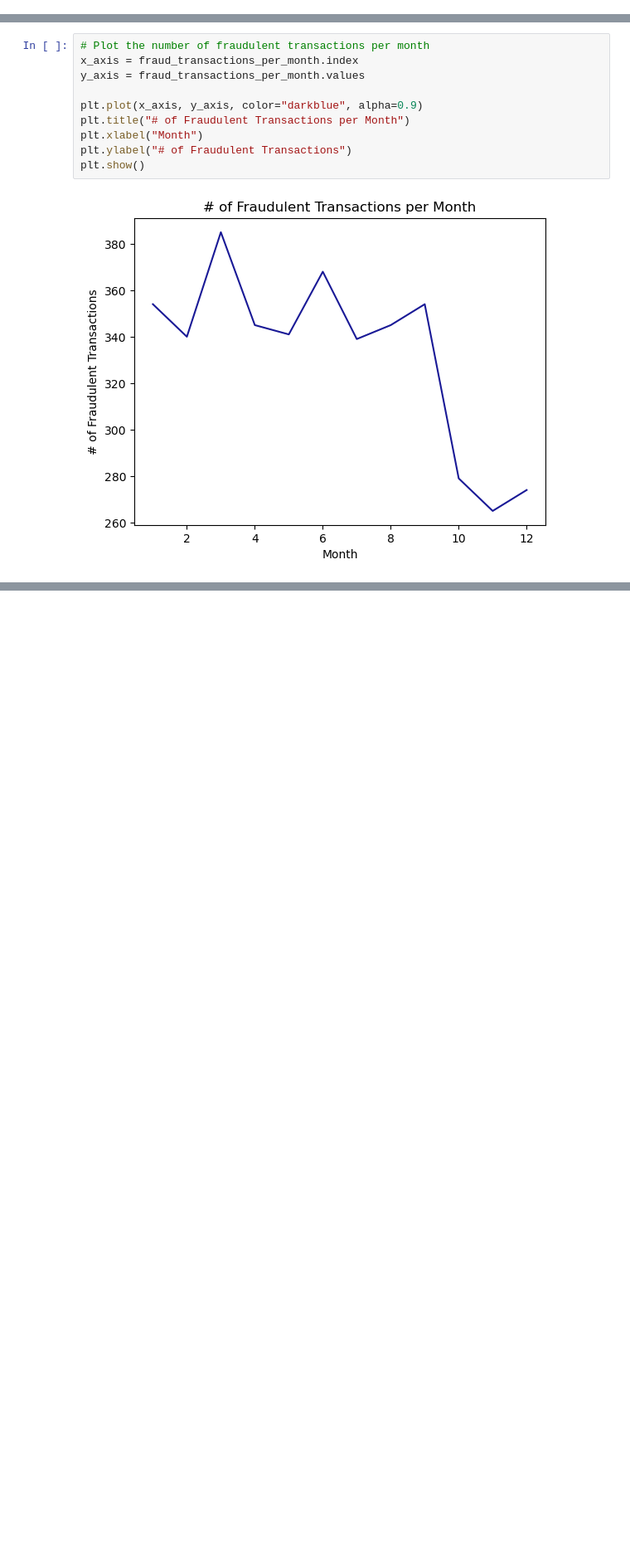
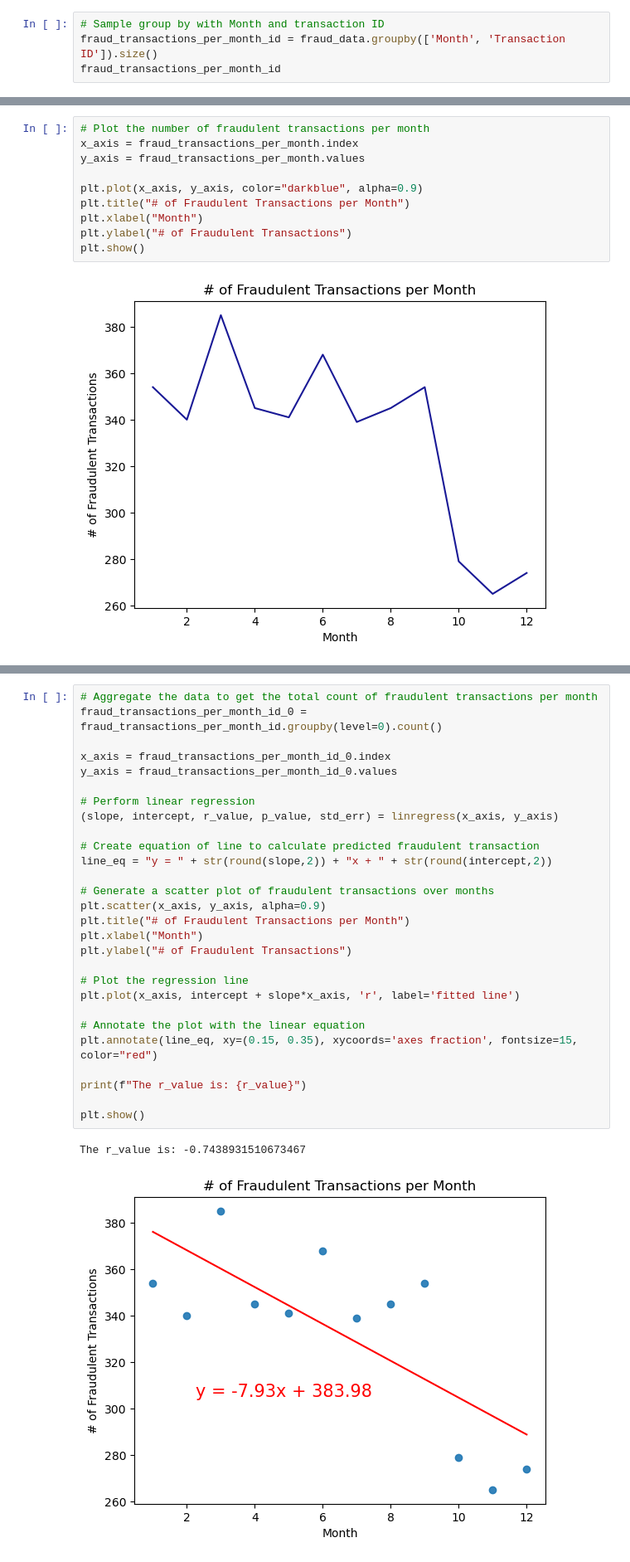
Before and after one commit to Ernawaty2024/project_1_CC_Fraud_analysis, a Jupyter notebook: project1.ipynb, the cells around one changed output, grey strips where cells are left out. Shown at 83% size. Drawn from its saved outputs; the diff is of its cells as text; blank space fills up the shorter version.

```diff
--- a/project1.ipynb
+++ b/project1.ipynb
@@ -117,3 +118,7 @@ fraud_data['Hour'] = fraud_data['Transaction Date and Time'].dt.hour
 # Group by month & hour and count the number of transactions
 fraud_transactions_per_month = fraud_data.groupby('Month').size()
 fraud_transactions_per_hour = fraud_data.groupby('Hour').size()
+# %%
+# Sample group by with Month and transaction ID
+fraud_transactions_per_month_id = fraud_data.groupby(['Month', 'Transaction ID']).size()
+fraud_transactions_per_month_id
@@ -226,0 +253,31 @@ The r_value is -0.10363949095106406
+# %%
+# Aggregate the data to get the total count of fraudulent transactions per month
+fraud_transactions_per_month_id_0 = fraud_transactions_per_month_id.groupby(level=0).count()
+
+x_axis = fraud_transactions_per_month_id_0.index
+y_axis = fraud_transactions_per_month_id_0.values
+
+# Perform linear regression
+(slope, intercept, r_value, p_value, std_err) = linregress(x_axis, y_axis)
+
+# Create equation of line to calculate predicted fraudulent transaction
+line_eq = "y = " + str(round(slope,2)) + "x + " + str(round(intercept,2))
+
+# Generate a scatter plot of fraudulent transactions over months
+plt.scatter(x_axis, y_axis, alpha=0.9)
+plt.title("# of Fraudulent Transactions per Month")
+plt.xlabel("Month")
+plt.ylabel("# of Fraudulent Transactions")
+
+# Plot the regression line
+plt.plot(x_axis, intercept + slope*x_axis, 'r', label='fitted line')
+
+# Annotate the plot with the linear equation
+plt.annotate(line_eq, xy=(0.15, 0.35), xycoords='axes fraction', fontsize=15, color="red")
+
+print(f"The r_value is: {r_value}")
+
+plt.show()
+# %% [output]
+The r_value is: -0.7438931510673467
+[figure, added]
```
Also changed, not shown: parts of 10 cells of this notebook, 1 other file.
